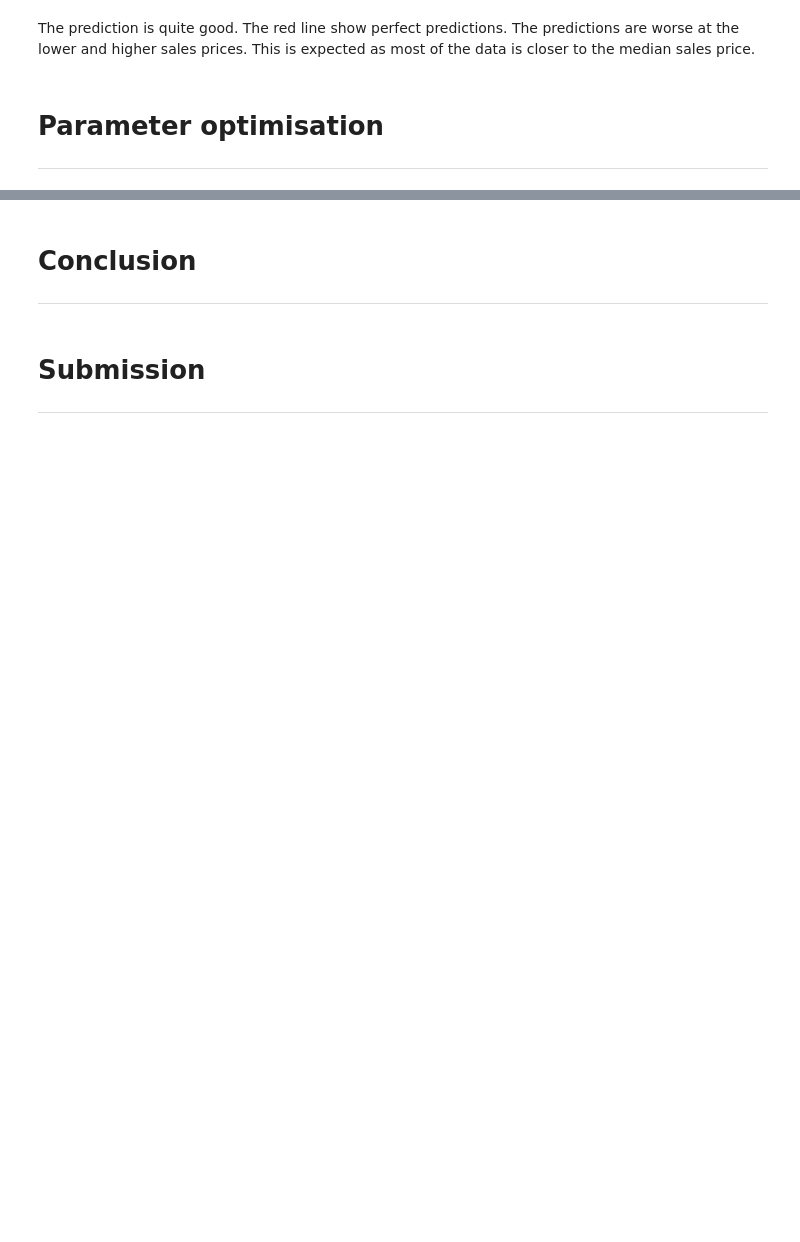
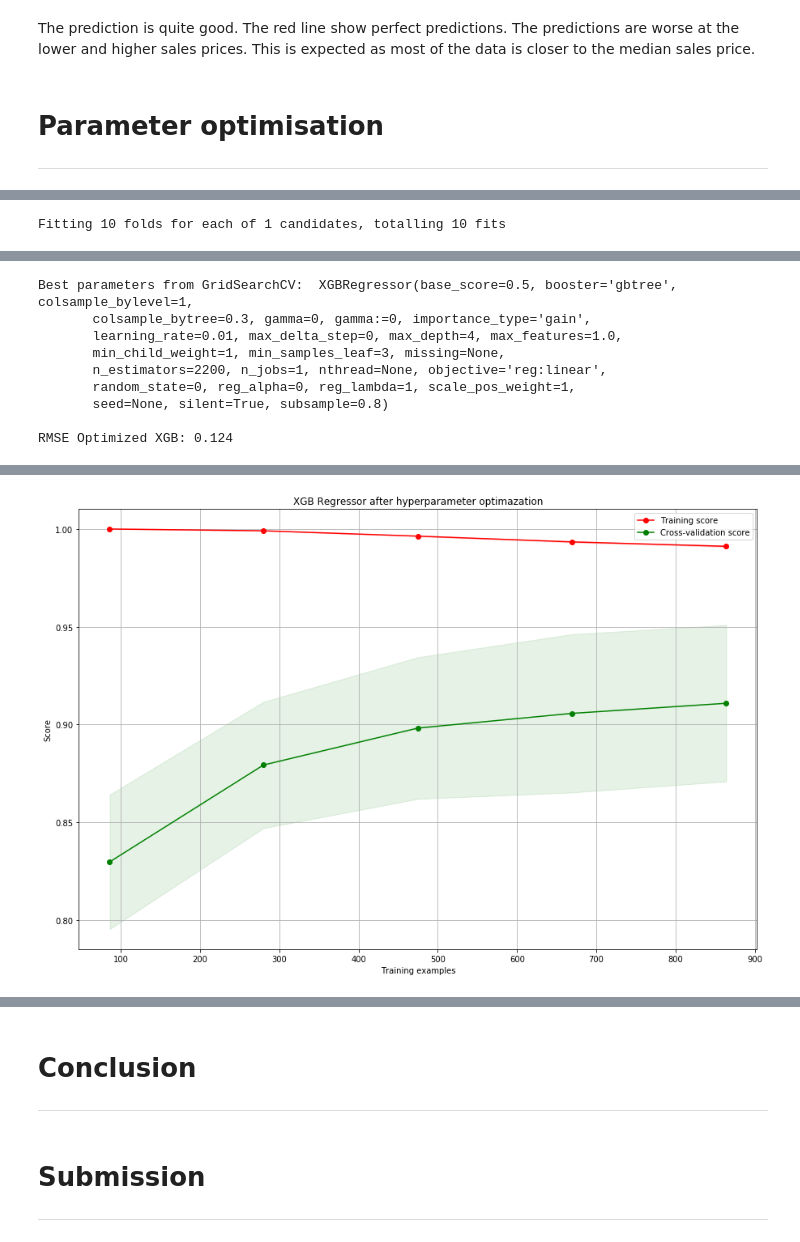
Before and after one commit to yohannjs/AML-2019, a Jupyter notebook: Challenges/House_Pricing/master_house_pricing_challenge.ipynb, the cells around one changed output, grey strips where cells are left out. Drawn from its saved outputs; the diff is of its cells as text; code cells hidden in the pictures; blank space fills up the shorter version.

```diff
--- a/Challenges/House_Pricing/master_house_pricing_challenge.ipynb
+++ b/Challenges/House_Pricing/master_house_pricing_challenge.ipynb
@@ -693,0 +704,19 @@ best_parametersXGB = hyperparameterOpt(modelXGB, param_gridXGB, cv = 10)
+# %%
+param_gridXGB = {'n_estimators':[2200], # best: 2200
+              'learning_rate': [0.01], # best: 0.01
+              'max_depth':[4], # best: 4
+              'min_samples_leaf':[3], # best: 3
+              'max_features':[1.0], # best: 1.0
+              'subsample':[0.8], # best: 0.8
+              'colsample_bytree':[0.3], # best: 0.3
+              'gamma:':[0] # best: 0
+             }
+modelXGB = xgb.XGBRegressor()
+best_parametersXGB = hyperparameterOpt(modelXGB, param_gridXGB, cv = 10)
+
+best_predictionsXGB = best_parametersXGB.predict(X_test)
+print("\nRMSE Optimized XGB: {}".format(round(np.sqrt(mean_squared_error(best_predictionsXGB, Y_test)), 3)))
+
+plot_learning_curve(best_parametersXGB, "XGB Regressor after hyperparameter optimazation", X_train, Y_train, cv=10, n_jobs = 4)
+# %% [output]
+Fitting 10 folds for each of 1 candidates, totalling 10 fits
@@ -693,0 +724,9 @@ best_parametersXGB = hyperparameterOpt(modelXGB, param_gridXGB, cv = 10)
+Best parameters from GridSearchCV:  XGBRegressor(base_score=0.5, booster='gbtree', colsample_bylevel=1,
+       colsample_bytree=0.3, gamma=0, gamma:=0, importance_type='gain',
+       learning_rate=0.01, max_delta_step=0, max_depth=4, max_features=1.0,
+       min_child_weight=1, min_samples_leaf=3, missing=None,
+       n_estimators=2200, n_jobs=1, nthread=None, objective='reg:linear',
+       random_state=0, reg_alpha=0, reg_lambda=1, scale_pos_weight=1,
+       seed=None, silent=True, subsample=0.8)
+
+RMSE Optimized XGB: 0.124
@@ -693,0 +734 @@ best_parametersXGB = hyperparameterOpt(modelXGB, param_gridXGB, cv = 10)
+[figure, added]
```
Also changed, not shown: parts of 14 cells of this notebook.
